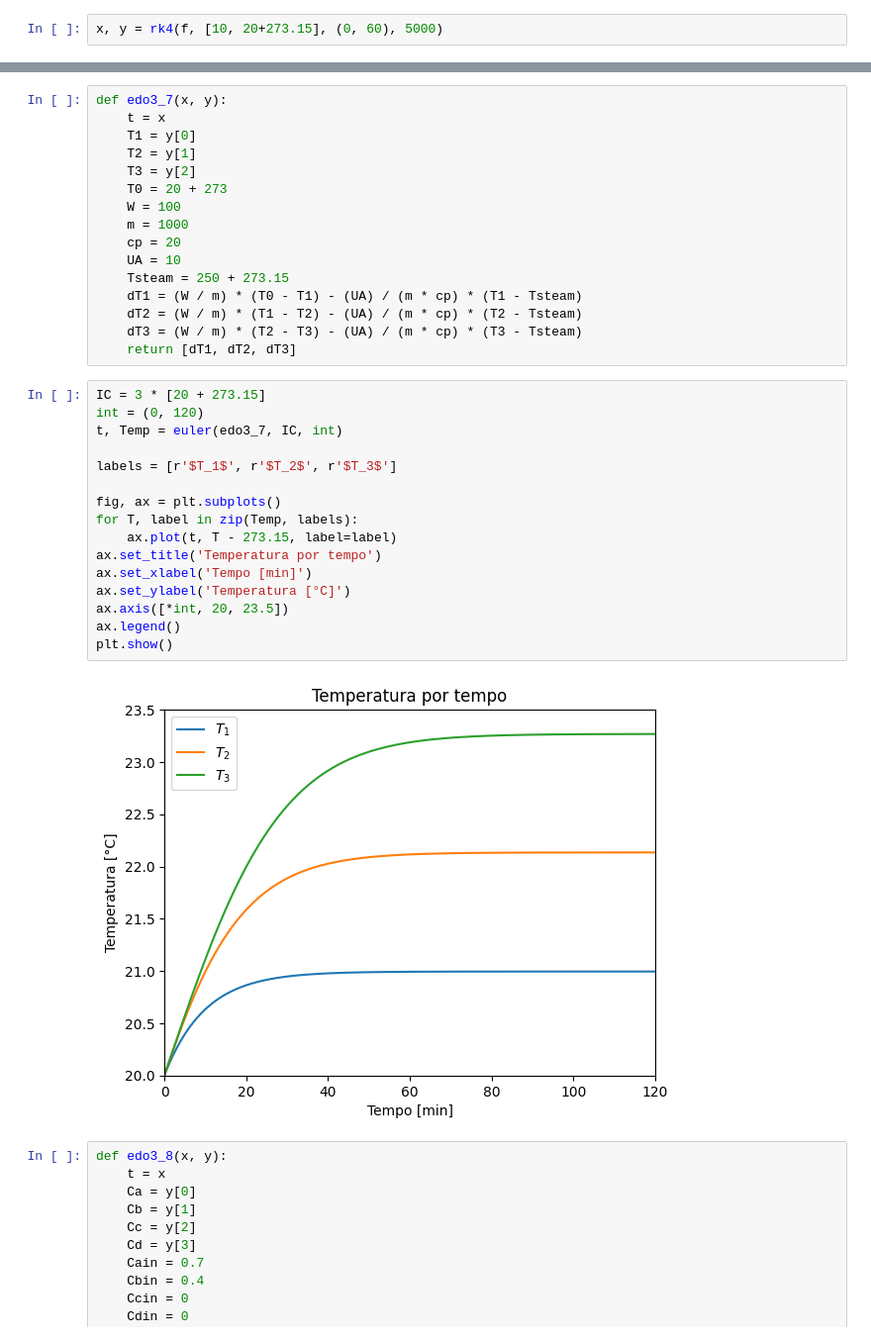
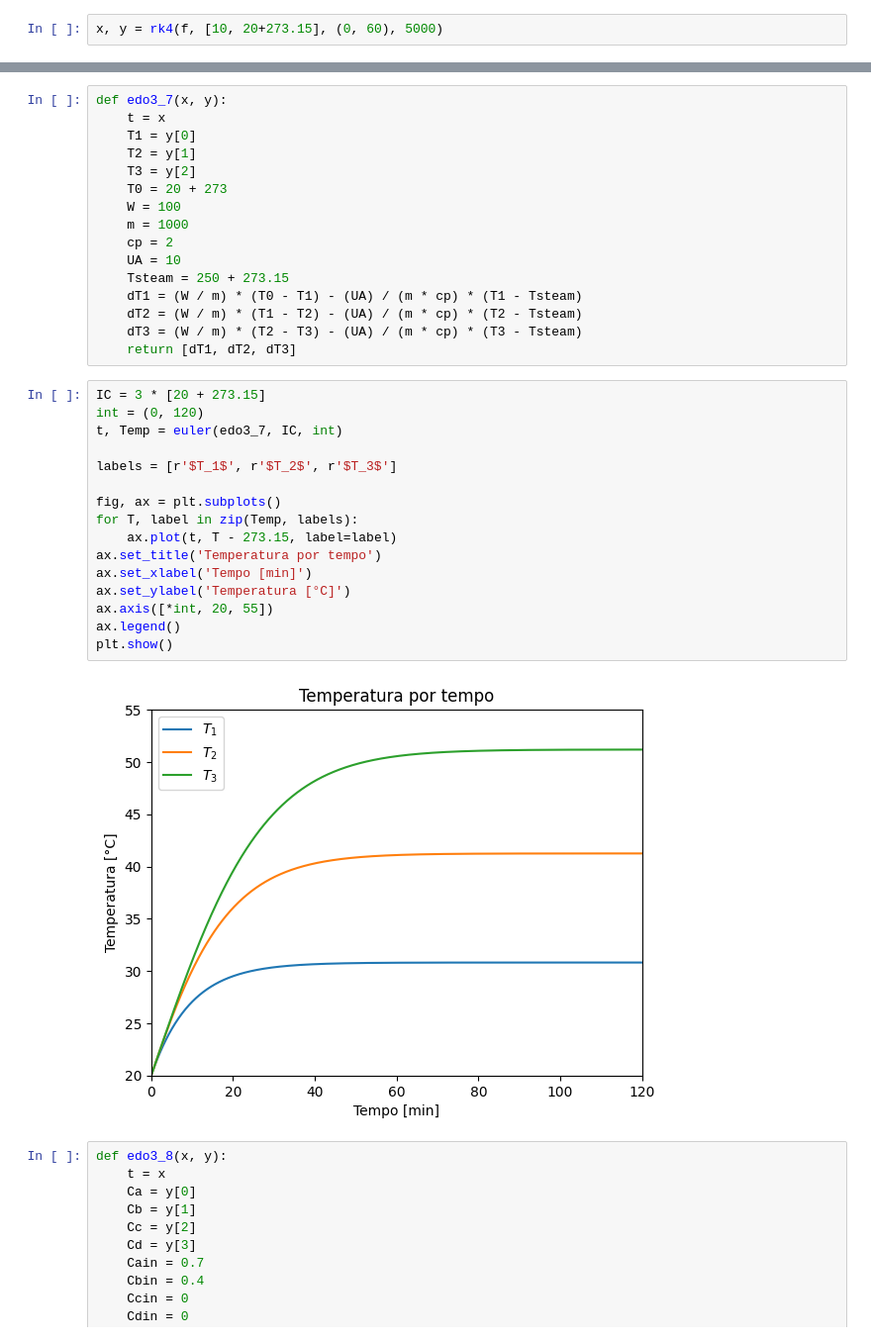
Before and after one commit to gilberto-ribeiro/python-projects, a Jupyter notebook: lista_eq502.ipynb, the cells around one changed output, grey strips where cells are left out. Shown: that part at 99% size. Drawn from its saved outputs; the diff is of its cells as text.

```diff
--- a/lista_eq502.ipynb
+++ b/lista_eq502.ipynb
@@ -302,7 +326,7 @@ def edo3_7(x, y):
     T0 = 20 + 273
     W = 100
     m = 1000
-    cp = 20
+    cp = 2
     UA = 10
     Tsteam = 250 + 273.15
     dT1 = (W / m) * (T0 - T1) - (UA) / (m * cp) * (T1 - Tsteam)
@@ -312,21 +336,21 @@ def edo3_7(x, y):
 # %%
 IC = 3 * [20 + 273.15]
 int = (0, 120)
 t, Temp = euler(edo3_7, IC, int)
 
 labels = [r'$T_1$', r'$T_2$', r'$T_3$']
 
 fig, ax = plt.subplots()
 for T, label in zip(Temp, labels):
     ax.plot(t, T - 273.15, label=label)
 ax.set_title('Temperatura por tempo')
 ax.set_xlabel('Tempo [min]')
 ax.set_ylabel('Temperatura [°C]')
-ax.axis([*int, 20, 23.5])
+ax.axis([*int, 20, 55])
 ax.legend()
 plt.show()
 # %% [output]
-[figure, old version]
+[figure, new version]
 # %%
 def edo3_8(x, y):
     t = x
```
Also changed, not shown: parts of 3 cells of this notebook.
